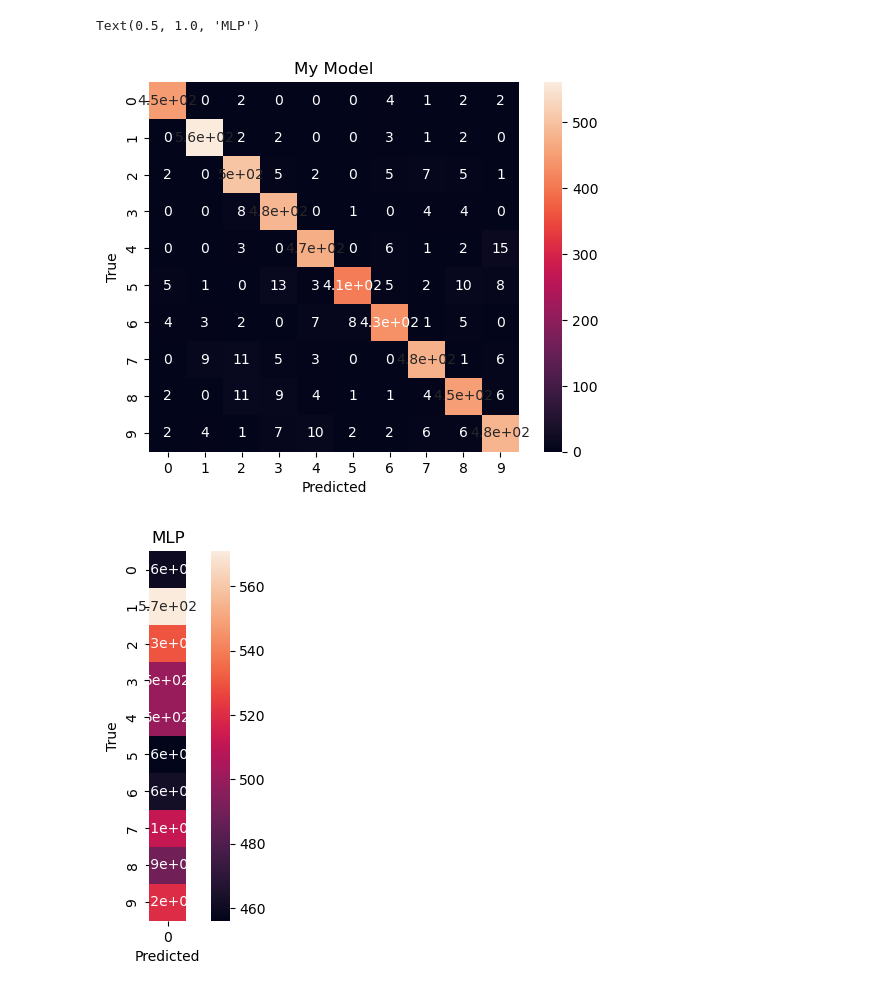
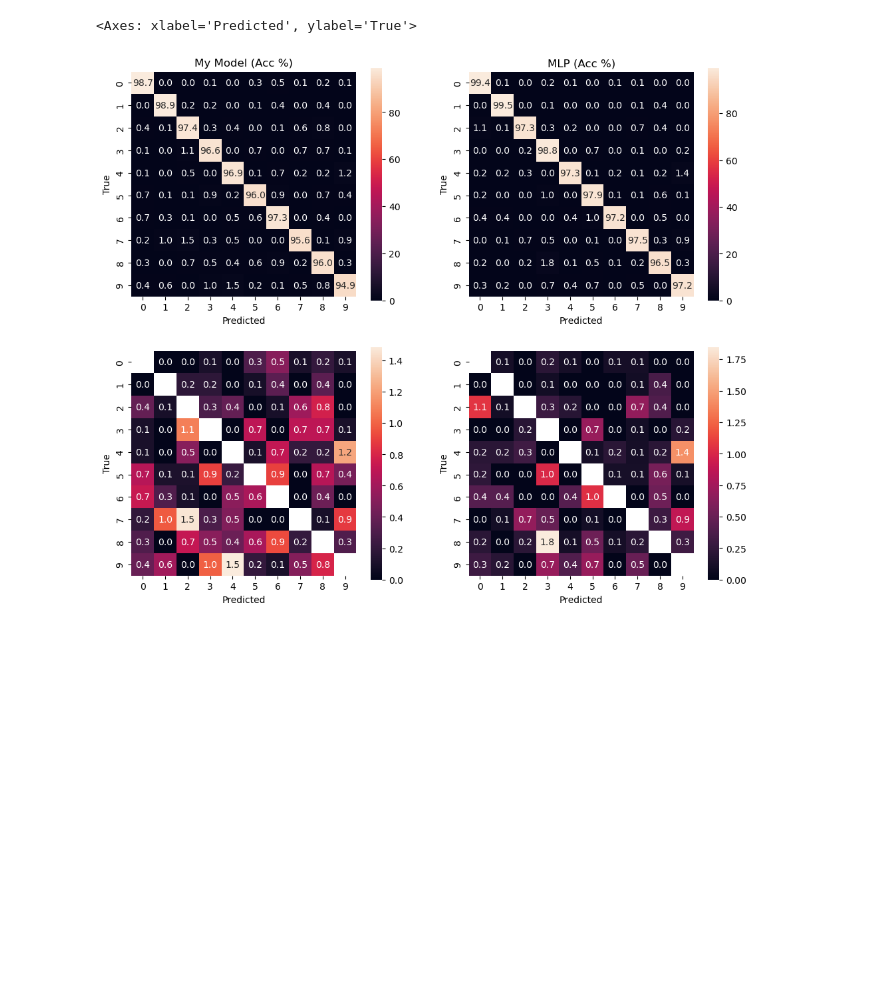
Before and after one commit to idchiang/cnn_from_scratch, a Jupyter notebook: demo.ipynb, the cells around one changed output. Drawn from its saved outputs; the diff is of its cells as text; code cells hidden in the pictures; blank space fills up the shorter version.

```diff
--- a/demo.ipynb
+++ b/demo.ipynb
@@ -12,14 +12,14 @@ from cnn_from_scratch.datasets import load_mnist, show_mnist_digit, mnist_model_
 from cnn_from_scratch.trainer import CNN_trainer
 from cnn_from_scratch.activation_function import *
 
-do_quick_training = True
+do_quick_training = False
 
 if platform.system() == 'Windows':
     work_dir = 'C:/Users/jiang/workspace/cnn_from_scratch/'
-elif platform.system() == 'macOS':
+elif platform.system() == 'Darwin':
     work_dir = '/Users/idchiang/working/cnn_from_scratch/'
-filename_mymodel = work_dir + '/model/MyTrainer_quick_0916.pkl'
-filename_mlp = work_dir + '/model/MLPTrainer_0916.pkl'
+filename_mymodel = work_dir + '/model/MyTrainer_0918.pkl'
+filename_mlp = work_dir + '/model/MLPTrainer_0918.pkl'
 
 x_train, y_train, x_test, y_test = load_mnist()
 
@@ -51,12 +51,11 @@ model_input_dim = x_train.shape[1]
 model_output_dim = y_train.shape[1]
 
 hidden_layer_sizes = [270, 90, 30]
-# hidden_layer_sizes = [256, 64]
 activation = 'relu'
 
 max_iter = 20
 learning_rate_init = 1e-2
-batch_size = 1  # Sorry, something is wrong now
+batch_size = 10  # Sorry, something is wrong now
 # %%
 # Train our own model
 my_trainer = CNN_trainer(name='MyTrainer_0916')
@@ -197,36 +198,54 @@ mnist_model_examination(my_trainer2, x_test, y_test)
 # %%
 # Heatmap
 import pandas as pd
 import seaborn as sns
+from collections import Counter
+
+fig, axs = plt.subplots(nrows=2, ncols=2, figsize=(12, 10))
+y_true = np.argmax(y_test, axis=1)
+counter = Counter(y_true)
 
 # My model
-y_true = np.argmax(y_test, axis=1)
 y_pred_my = []
 for x_in in x_test:
     a_pred = my_trainer2.predict(x_in)
     y_pred_my.append(np.argmax(a_pred))
 df_my = pd.DataFrame(
     data = {'True': y_true,
             'Predicted': y_pred_my}
 )
+ax = axs[0, 0]
+pivot_table_my = df_my.pivot_table(index='True', columns='Predicted', aggfunc='size', fill_value=0)
+pivot_table_my = pivot_table_my.astype(float)
+for i in range(10):
+    pivot_table_my.loc[i] = pivot_table_my.loc[i].values / counter[i] * 100
+sns.heatmap(pivot_table_my, annot=True, square=True, ax=ax, fmt=".1f")
+ax.set_title('My Model (Acc %)')
 
-pivot_table_my = df_my.pivot_table(index='True', columns='Predicted', aggfunc='size', fill_value=0)
-plt.figure()
-sns.heatmap(pivot_table_my, annot=True, square=True)
-plt.title('My Model')
+pivot_table_my_cropped = pivot_table_my.copy()
+for i in range(10):
+    pivot_table_my_cropped.loc[i, i] = np.nan
+sns.heatmap(pivot_table_my_cropped, annot=True, square=True, ax=axs[1, 0], fmt=".1f")
 
-#
+# MLP
 a_pred_mlp = mlp2.predict(x_test)
 # y_pred_mlp = np.argmax(a_pred_mlp, axis=1)
 df_mlp = pd.DataFrame(
     data = {'True': y_true,
             'Predicted': a_pred_mlp}
 )
+ax = axs[0, 1]
 pivot_table_mlp = df_mlp.pivot_table(index='True', columns='Predicted', aggfunc='size', fill_value=0)
-plt.figure()
-sns.heatmap(pivot_table_mlp, annot=True, square=True)
-plt.title('MLP')
+pivot_table_mlp = pivot_table_mlp.astype(float)
+for i in range(10):
+    pivot_table_mlp.loc[i] = pivot_table_mlp.loc[i].values / counter[i] * 100
+sns.heatmap(pivot_table_mlp, annot=True, square=True, ax=ax, fmt=".1f")
+ax.set_title('MLP (Acc %)')
+
+pivot_table_mlp_cropped = pivot_table_mlp.copy()
+for i in range(10):
+    pivot_table_mlp_cropped.loc[i, i] = np.nan
+sns.heatmap(pivot_table_mlp_cropped, annot=True, square=True, ax=axs[1, 1], fmt=".1f")
 # %% [output]
-Text(0.5, 1.0, 'MLP')
+<Axes: xlabel='Predicted', ylabel='True'>
-[figure, old version]
+[figure, new version]
-[figure, removed]
```
Also changed, not shown: parts of 6 cells of this notebook, 2 other files.
